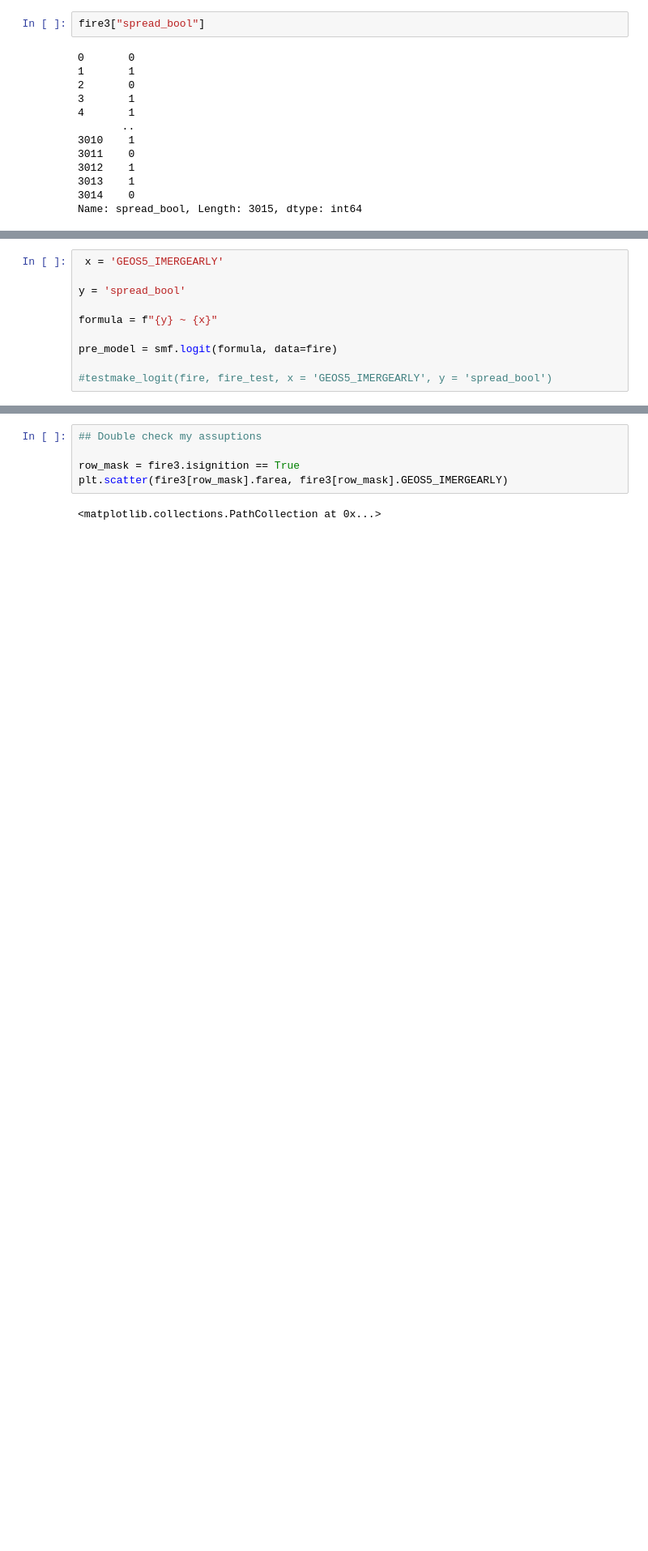
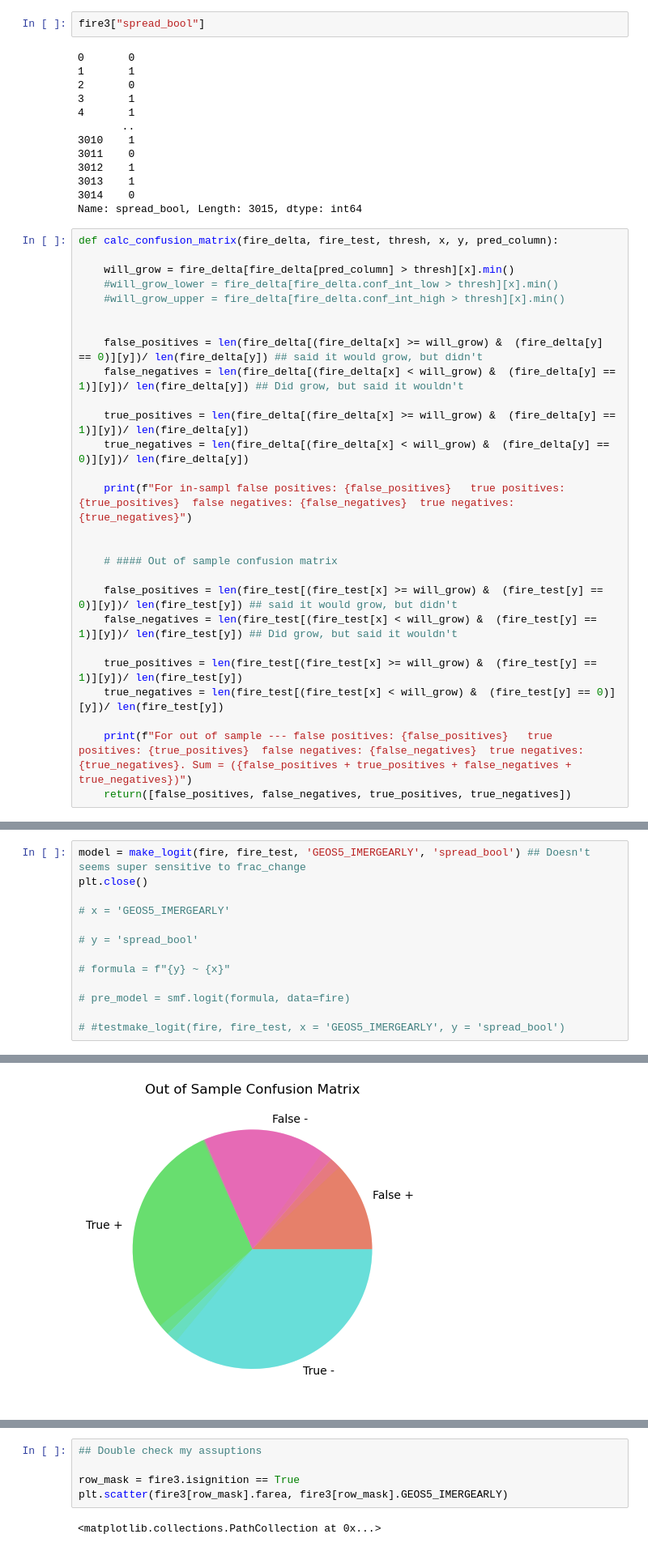
Before and after one commit to mccabete/fwiVis, a Jupyter notebook: notebooks/model_exploratory.ipynb, the cells around one changed output, grey strips where cells are left out. Shown: that part at 81% size. Cells and saved outputs as stored; diff of their text form; blank space fills up the shorter version.

Commit message:
pretty good logit with confusion matrix. Also pre-igntion timeperiods start

```diff
--- a/notebooks/model_exploratory.ipynb
+++ b/notebooks/model_exploratory.ipynb
@@ -740,6 +748,33 @@ fire3["spread_bool"]
 3013    1
 3014    0
 Name: spread_bool, Length: 3015, dtype: int64
+# %%
+def calc_confusion_matrix(fire_delta, fire_test, thresh, x, y, pred_column):
+
+    will_grow = fire_delta[fire_delta[pred_column] > thresh][x].min()
+    #will_grow_lower = fire_delta[fire_delta.conf_int_low > thresh][x].min()
+    #will_grow_upper = fire_delta[fire_delta.conf_int_high > thresh][x].min()
+
+
+    false_positives = len(fire_delta[(fire_delta[x] >= will_grow) &  (fire_delta[y] == 0)][y])/ len(fire_delta[y]) ## said it would grow, but didn't
+    false_negatives = len(fire_delta[(fire_delta[x] < will_grow) &  (fire_delta[y] == 1)][y])/ len(fire_delta[y]) ## Did grow, but said it wouldn't
+
+    true_positives = len(fire_delta[(fire_delta[x] >= will_grow) &  (fire_delta[y] == 1)][y])/ len(fire_delta[y])
+    true_negatives = len(fire_delta[(fire_delta[x] < will_grow) &  (fire_delta[y] == 0)][y])/ len(fire_delta[y])
+
+    print(f"For in-sampl false positives: {false_positives}   true positives: {true_positives}  false negatives: {false_negatives}  true negatives: {true_negatives}")
+
+
+    # #### Out of sample confusion matrix
+
+    false_positives = len(fire_test[(fire_test[x] >= will_grow) &  (fire_test[y] == 0)][y])/ len(fire_test[y]) ## said it would grow, but didn't
+    false_negatives = len(fire_test[(fire_test[x] < will_grow) &  (fire_test[y] == 1)][y])/ len(fire_test[y]) ## Did grow, but said it wouldn't
+
+    true_positives = len(fire_test[(fire_test[x] >= will_grow) &  (fire_test[y] == 1)][y])/ len(fire_test[y])
+    true_negatives = len(fire_test[(fire_test[x] < will_grow) &  (fire_test[y] == 0)][y])/ len(fire_test[y])
+
+    print(f"For out of sample --- false positives: {false_positives}   true positives: {true_positives}  false negatives: {false_negatives}  true negatives: {true_negatives}. Sum = ({false_positives + true_positives + false_negatives + true_negatives})")
+    return([false_positives, false_negatives, true_positives, true_negatives])
 # %%
 def make_logit(fire_delta, fire_test, x, y):
     #fire_delta = fire_delta[[x, y]].dropna()
@@ -801,12 +827,16 @@ def make_logit(fire_delta, fire_test, x, y):
 
     return(model)
 # %%
- x = 'GEOS5_IMERGEARLY'
+model = make_logit(fire, fire_test, 'GEOS5_IMERGEARLY', 'spread_bool') ## Doesn't seems super sensitive to frac_change
+plt.close()
 
-y = 'spread_bool'
+# x = 'GEOS5_IMERGEARLY'
 
-formula = f"{y} ~ {x}"
+# y = 'spread_bool'
 
-pre_model = smf.logit(formula, data=fire)
+# formula = f"{y} ~ {x}"
 
-#testmake_logit(fire, fire_test, x = 'GEOS5_IMERGEARLY', y = 'spread_bool')
+# pre_model = smf.logit(formula, data=fire)
+
+# #testmake_logit(fire, fire_test, x = 'GEOS5_IMERGEARLY', y = 'spread_bool')
+# %% [output]
@@ -813 +853,2 @@ pre_model = smf.logit(formula, data=fire)
+[figure, added]
 # %%
```
Also changed, not shown: parts of 11 cells of this notebook, 2 other files.
